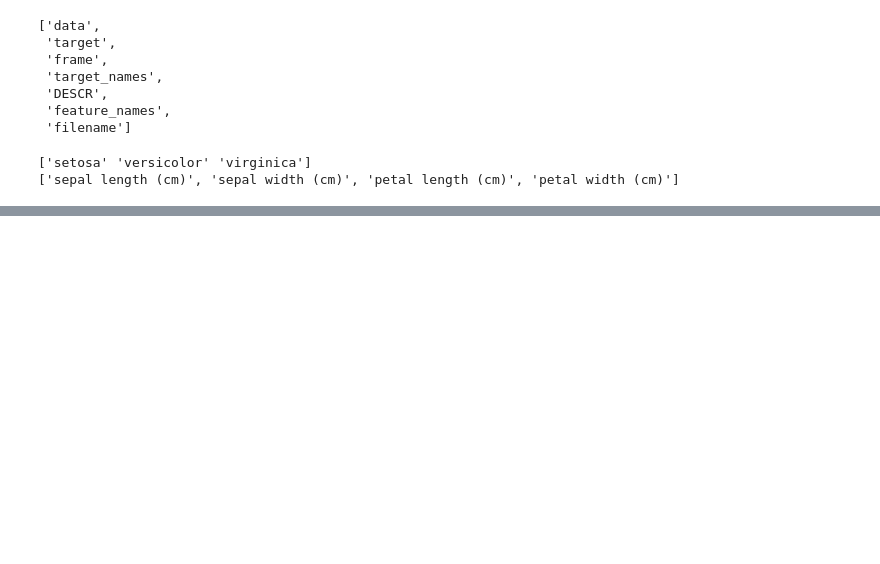
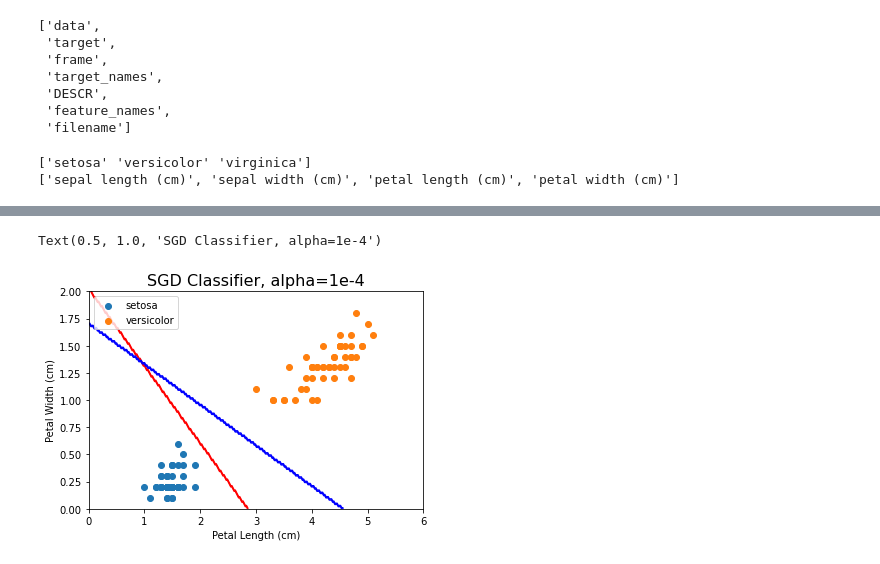
Before and after one commit to pvasudev16/handson-ml, a Jupyter notebook: chapter5.ipynb, the cells around one changed output, grey strips where cells are left out. Drawn from its saved outputs; the diff is of its cells as text; code cells hidden in the pictures; blank space fills up the shorter version.

```diff
--- a/chapter5.ipynb
+++ b/chapter5.ipynb
@@ -204,0 +230,13 @@ Pipeline(steps=[('scaler', StandardScaler()),
+# %%
+# Now train an SGDClassifier
+from sklearn.linear_model import SGDClassifier
+sgd_clf = SGDClassifier(random_state = 41)
+sgd_clf.fit(X_subset, y_subset)
+
+plot_linearly_separable_data()
+plot_decision_boundary(sgd_clf)
+plot_linear_svc_boundary()
+plt.title('SGD Classifier, alpha=1e-4', fontsize=16)
+# %% [output]
+Text(0.5, 1.0, 'SGD Classifier, alpha=1e-4')
+[figure, added]
```
Also changed, not shown: parts of 23 cells of this notebook.
